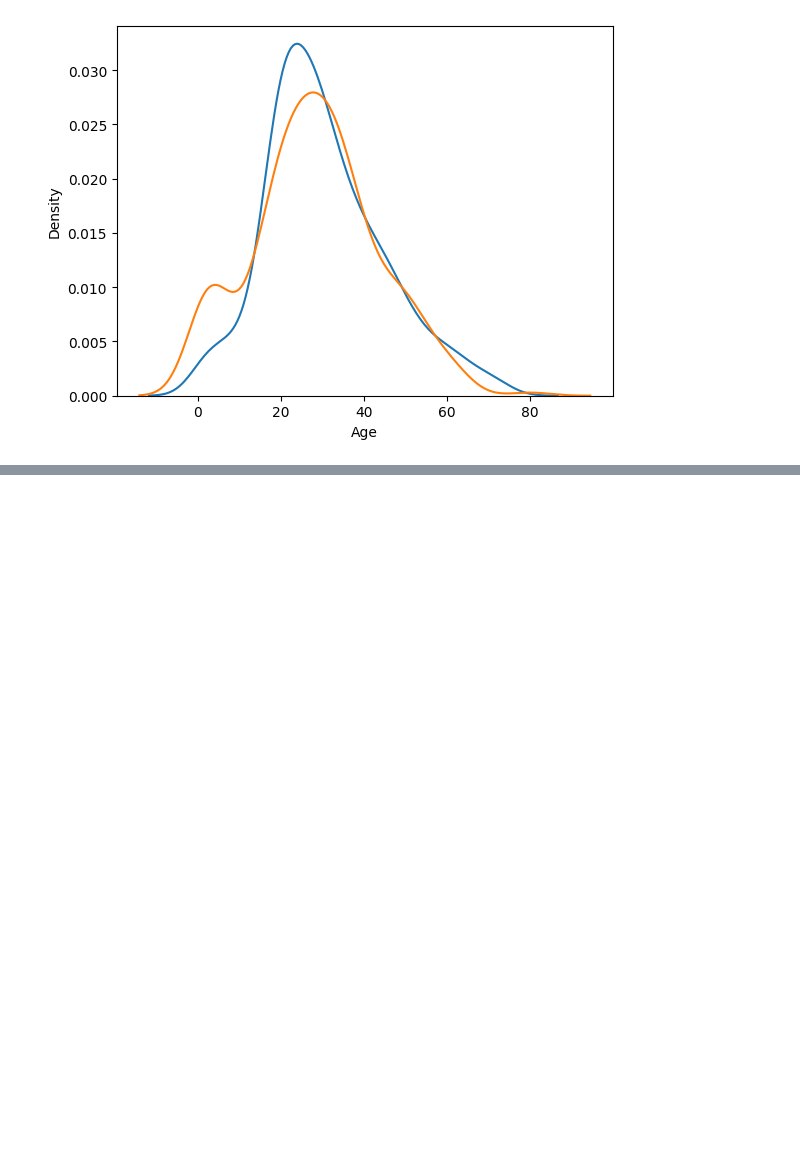
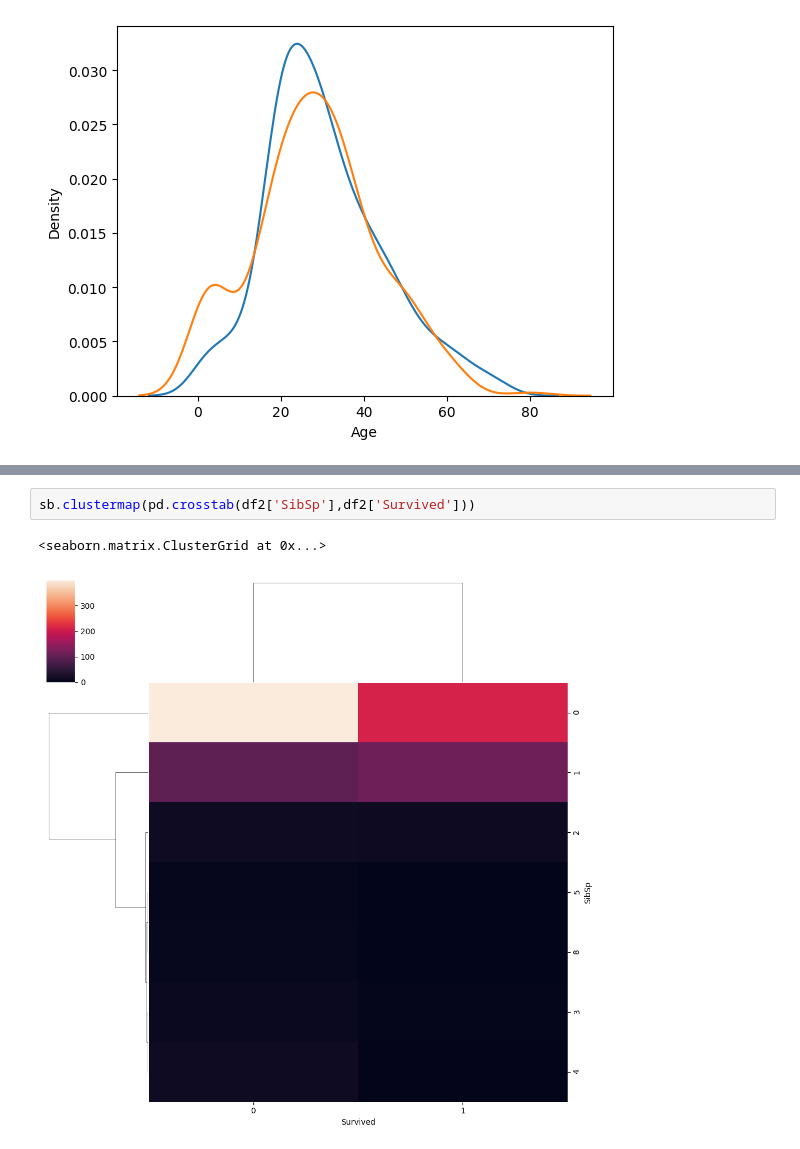
Before and after one commit to Gagan021-5/Jupyter-Notebook, a Jupyter notebook: multivaranalysis.ipynb, the cells around one changed output, grey strips where cells are left out. Cells and saved outputs as stored; diff of their text form; blank space fills up the shorter version.

```diff
--- a/multivaranalysis.ipynb
+++ b/multivaranalysis.ipynb
@@ -92,0 +100,5 @@ https://gist.github.com/mwaskom/de44147ed2974457ad6372750bbe5751
+# %%
+sb.clustermap(pd.crosstab(df2['SibSp'],df2['Survived']))
+# %% [output]
+<seaborn.matrix.ClusterGrid at 0x...>
+[figure, added]
```
Also changed, not shown: parts of 6 cells of this notebook.
